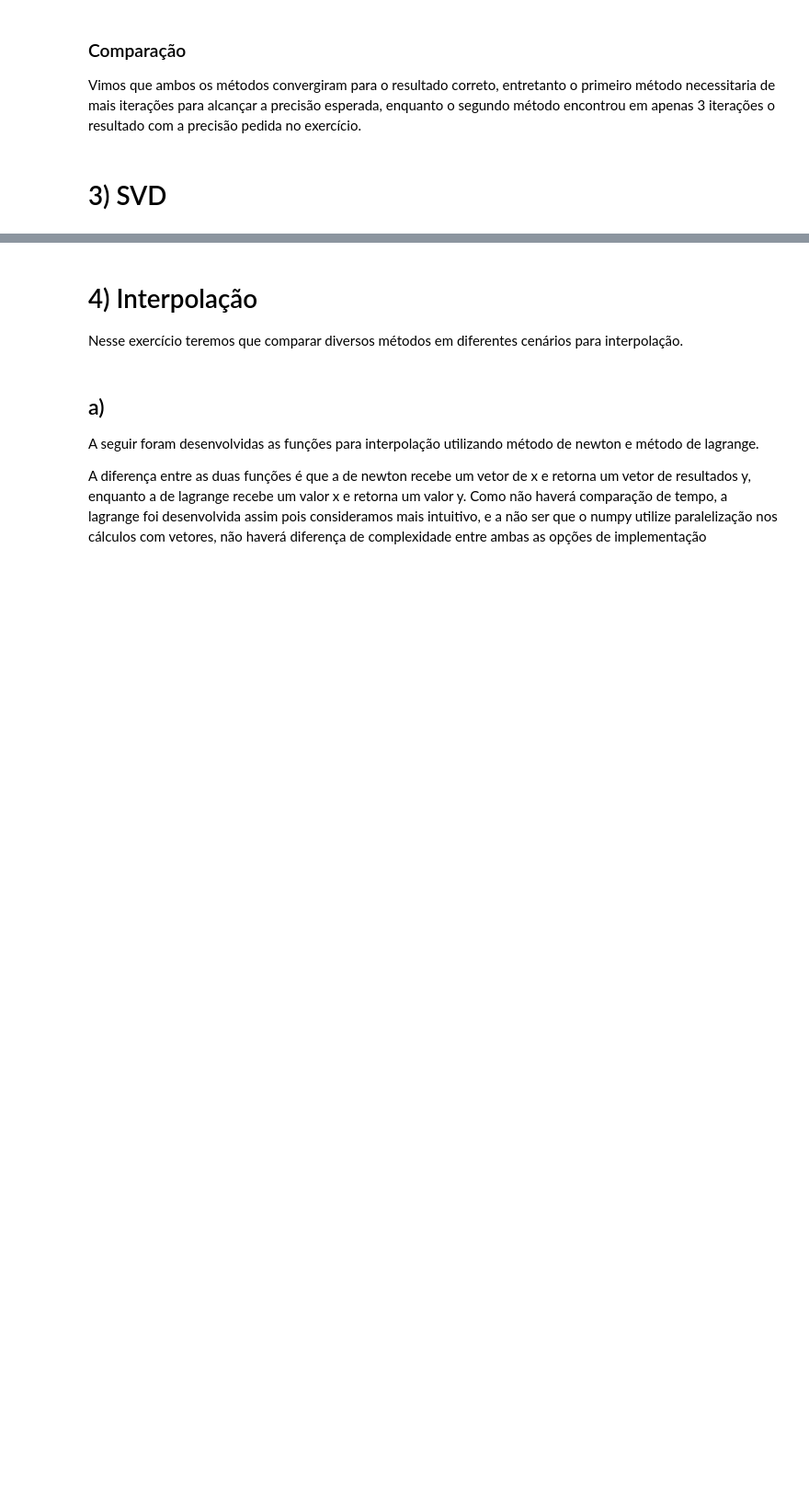
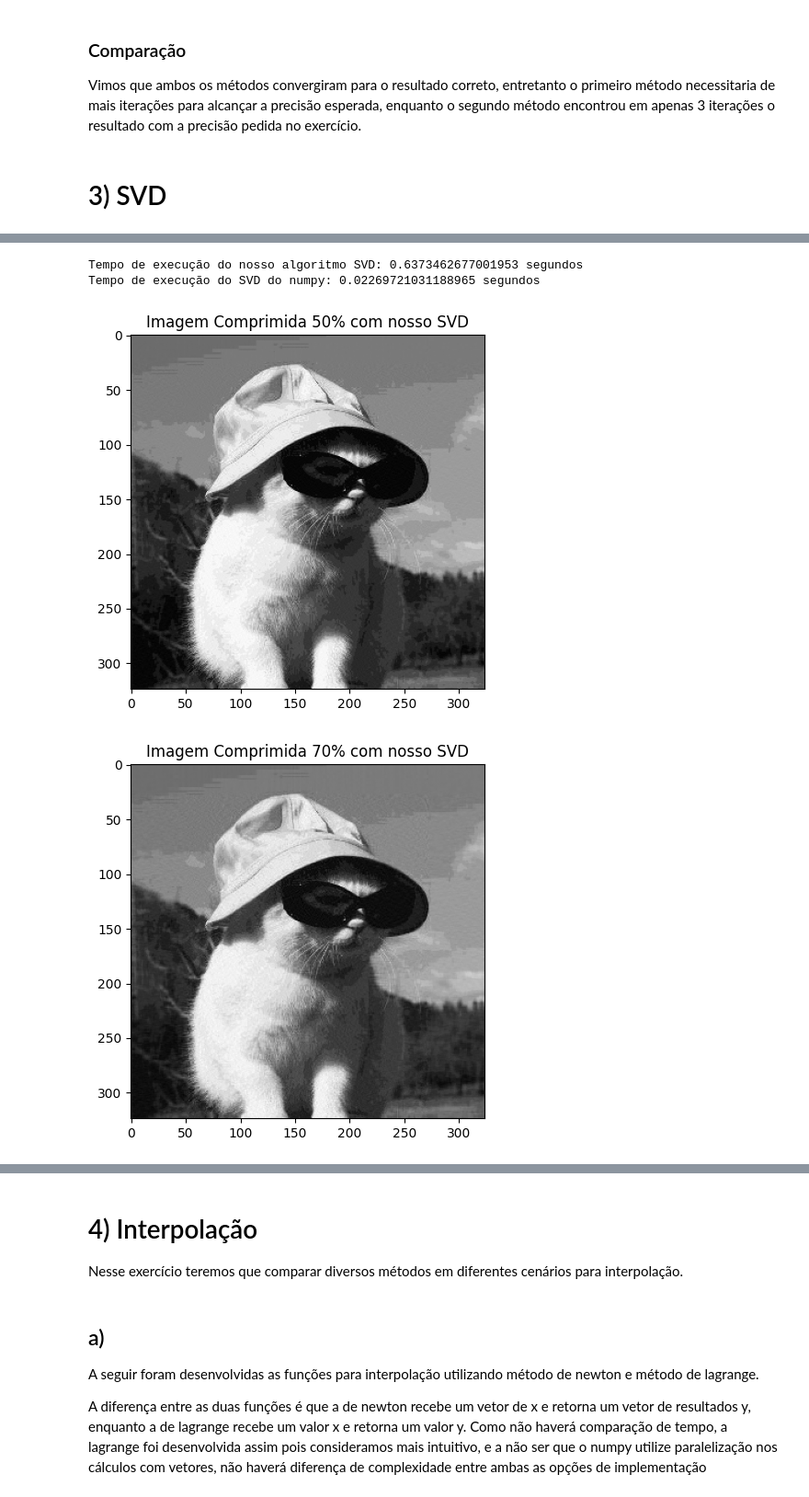
Before and after one commit to clr-cera/CalcNum, a Jupyter notebook: projeto_final.ipynb, the cells around one changed output, grey strips where cells are left out. Shown at 92% size. Saved outputs shown, nothing was run; the diff lists cells and outputs as text; code cells hidden in the pictures; blank space fills up the shorter version.

```diff
--- a/projeto_final.ipynb
+++ b/projeto_final.ipynb
@@ -276,0 +360,24 @@ O erro de ortogonalidade é: 2.05e-15
+# %%
+#Aplica o SVD na matriz da imagem, os componentes da decomposição do nosso SVD e do SVD do numnpy serão usados para todas as compressões
+
+#Nosso algoritmo SVD
+start_time_my_svd = time.time()
+my_U_img, my_sigma_img, my_Vt_img = svd(imagem_og)
+my_Sigma_img = np.diag(my_sigma_img)
+end_time_my_svd = time.time()
+total_time_my_svd = end_time_my_svd - start_time_my_svd
+print(f"Tempo de execução do nosso algoritmo SVD: {total_time_my_svd} segundos")
+
+#SVD do numpy
+start_time_np_svd = time.time()
+np_U_img, np_sigma_img, np_V_img = np.linalg.svd(imagem_og)
+np_Vt_img = np_V_img
+m_img, n_img = imagem_og.shape
+np_Sigma_img = np.zeros((m_img, n_img), dtype=np.float64)
+np.fill_diagonal(np_Sigma_img, np_sigma_img)
+end_time_np_svd = time.time()
+total_time_np_svd = end_time_np_svd - start_time_np_svd
+print(f"Tempo de execução do SVD do numpy: {total_time_np_svd} segundos")
+# %% [output]
+Tempo de execução do nosso algoritmo SVD: 0.6373462677001953 segundos
+Tempo de execução do SVD do numpy: 0.02269721031188965 segundos
@@ -276,0 +407,39 @@ O erro de ortogonalidade é: 2.05e-15
+# %%
+# Exibe a Imagem Comprimida 50% com nosso SVD
+plt.figure(figsize=(8, 5))
+plt.imshow(compress_decompress_k(my_U_img, my_Sigma_img, my_Vt_img, k_50), cmap='gray')
+plt.title(f'Imagem Comprimida 50% com nosso SVD')
+plt.show()
+
+# Exibe a Imagem Comprimida 70% com nosso SVD
+plt.figure(figsize=(8, 5))
+plt.imshow(compress_decompress_k(my_U_img, my_Sigma_img, my_Vt_img, k_70), cmap='gray')
+plt.title(f'Imagem Comprimida 70% com nosso SVD')
+plt.show()
+
+# Exibe a Imagem Comprimida 95% com nosso SVD
+plt.figure(figsize=(8, 5))
+plt.imshow(compress_decompress_k(my_U_img, my_Sigma_img, my_Vt_img, k_95), cmap='gray')
+plt.title(f'Imagem Comprimida 95% com nosso SVD')
+plt.show()
+
+#Exibe a Imagem Comprimida 50% com SVD do numpy
+plt.figure(figsize=(8, 5))
+plt.imshow(compress_decompress_k(np_U_img, np_Sigma_img, np_Vt_img, k_50), cmap='gray')
+plt.title(f'Imagem Comprimida 50% com SVD do numpy')
+plt.show()
+
+#Exibe a Imagem Comprimida 70% com SVD do numpy
+plt.figure(figsize=(8, 5))
+plt.imshow(compress_decompress_k(np_U_img, np_Sigma_img, np_Vt_img, k_70), cmap='gray')
+plt.title(f'Imagem Comprimida 70% com SVD do numpy')
+plt.show()
+
+#Exibe a Imagem Comprimida 95% com SVD do numpy
+plt.figure(figsize=(8, 5))
+plt.imshow(compress_decompress_k(np_U_img, np_Sigma_img, np_Vt_img, k_95), cmap='gray')
+plt.title(f'Imagem Comprimida 95% com SVD do numpy')
+plt.show()
+# %% [output]
+[figure, added]
+[figure, added]
```
Also changed, not shown: parts of 38 cells of this notebook.
